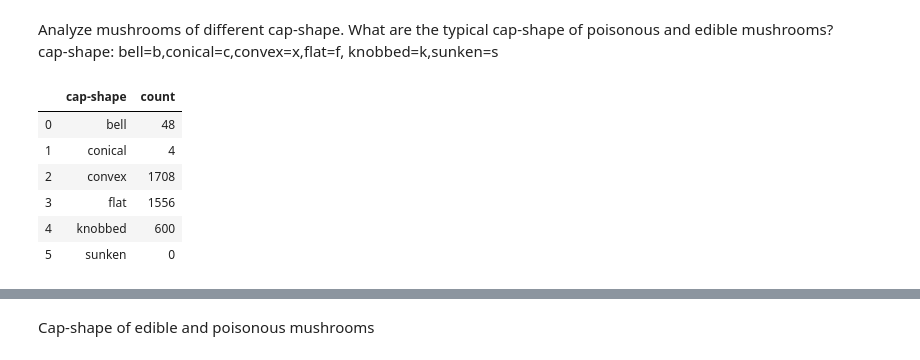
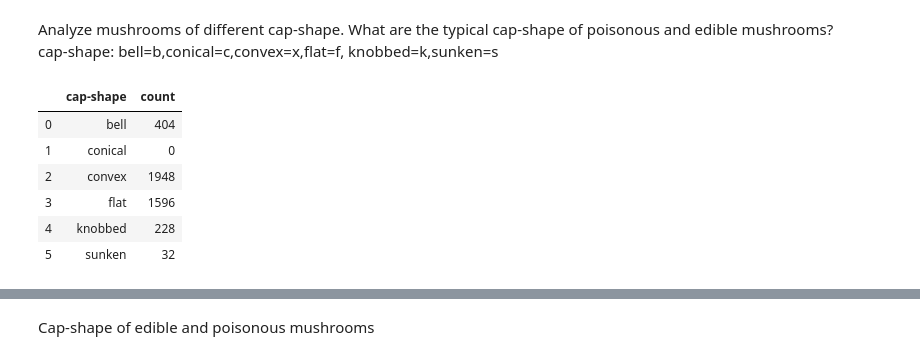
Before and after one commit to yuvrajpandya/ScikitLearn, a Jupyter notebook: KNN/Mushroom Prediction.ipynb, the cells around one changed output, grey strips where cells are left out. Cells and saved outputs as stored; diff of their text form; code cells hidden in the pictures.

```diff
--- a/KNN/Mushroom Prediction.ipynb
+++ b/KNN/Mushroom Prediction.ipynb
@@ -189,11 +182,11 @@ edible_shape, poisonous_shape = preparebars('cap-shape', {'b':'bell', 'f':'flat'
 # %%
 # edible_shape #.sort_values(by=['cap-shape'], inplace=False)
-poisonous_shape
+edible_shape
 # %% [output]
 |  | cap-shape | count |
-| 0 | bell | 48 |
-| 1 | conical | 4 |
-| 2 | convex | 1708 |
-| 3 | flat | 1556 |
-| 4 | knobbed | 600 |
-| 5 | sunken | 0 |
+| 0 | bell | 404 |
+| 1 | conical | 0 |
+| 2 | convex | 1948 |
+| 3 | flat | 1596 |
+| 4 | knobbed | 228 |
+| 5 | sunken | 32 |
```
Also changed, not shown: parts of 4 cells of this notebook.
